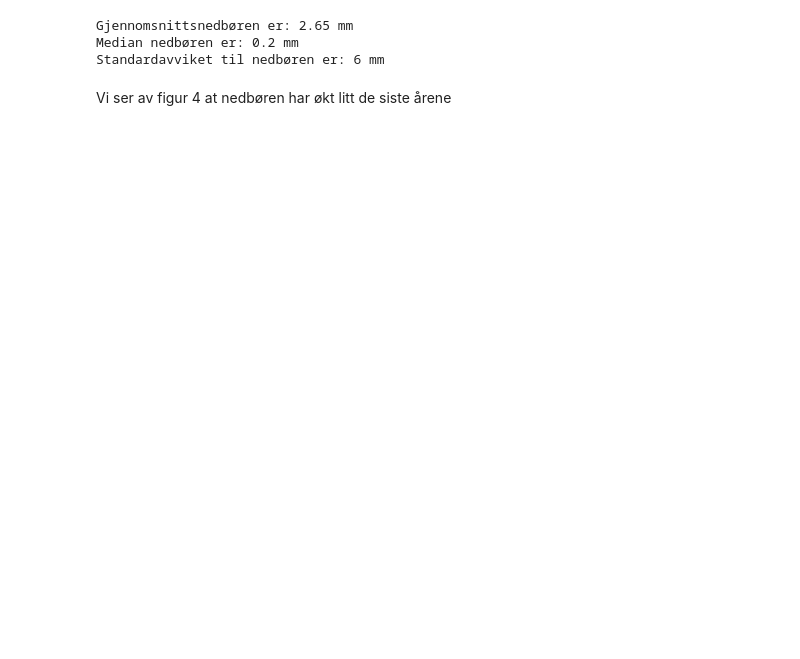
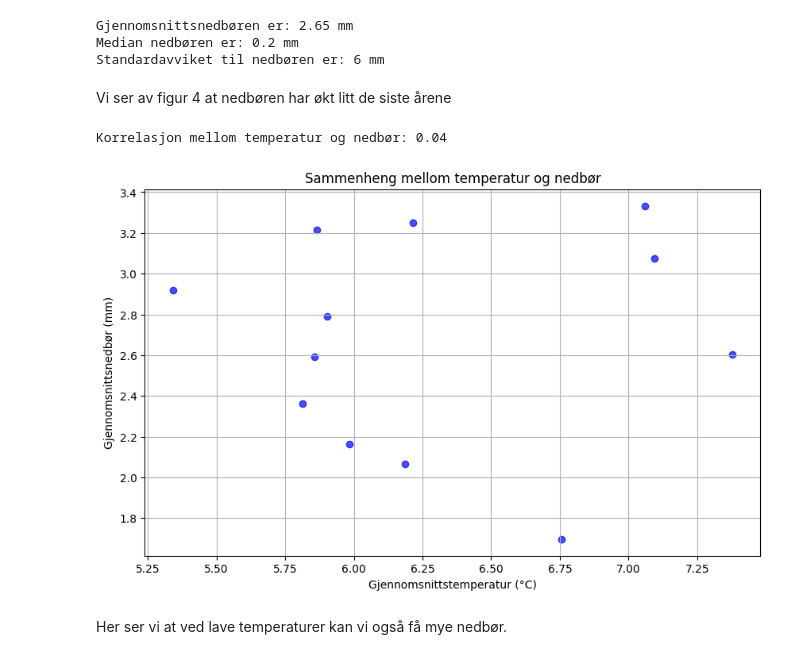
Before and after one commit to PetterOttersen/milj-dataanalyse, a Jupyter notebook: processed_data/Fremstilling.ipynb, the cells around one changed output. Cells and saved outputs as stored; diff of their text form; code cells hidden in the pictures; blank space fills up the shorter version.

```diff
--- a/processed_data/Fremstilling.ipynb
+++ b/processed_data/Fremstilling.ipynb
@@ -37,3 +37,10 @@ Median nedbøren er: 0.2 mm
 Standardavviket til nedbøren er: 6 mm
 # %% [markdown]
 Vi ser av figur 4 at nedbøren har økt litt de siste årene
+# %%
+sammenlign_temp_nedbør(resultater)
+# %% [output]
+Korrelasjon mellom temperatur og nedbør: 0.04
+[figure, added]
+# %% [markdown]
+Her ser vi at ved lave temperaturer kan vi også få mye nedbør.
```
Also changed, not shown: parts of 4 cells of this notebook.
